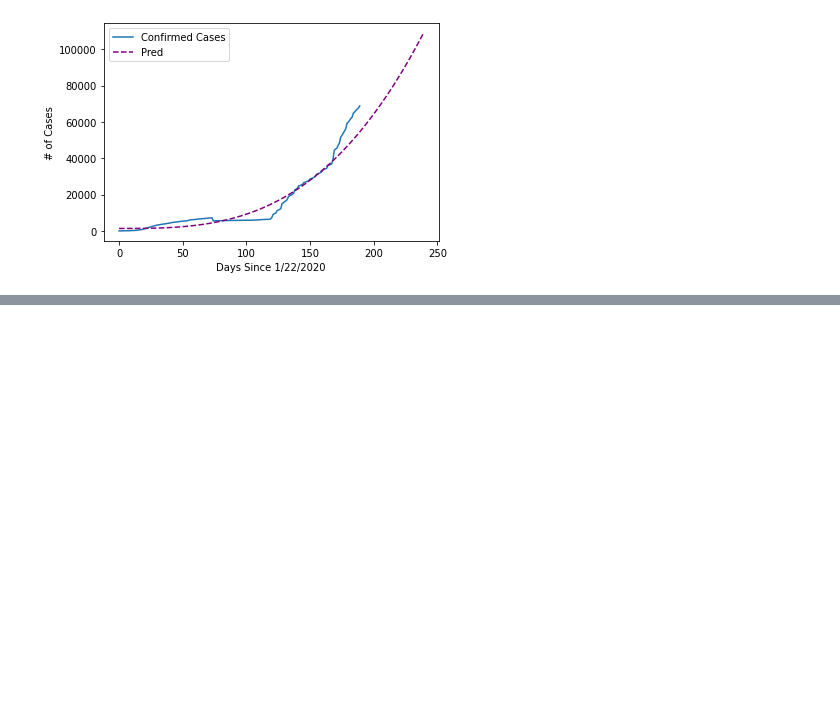
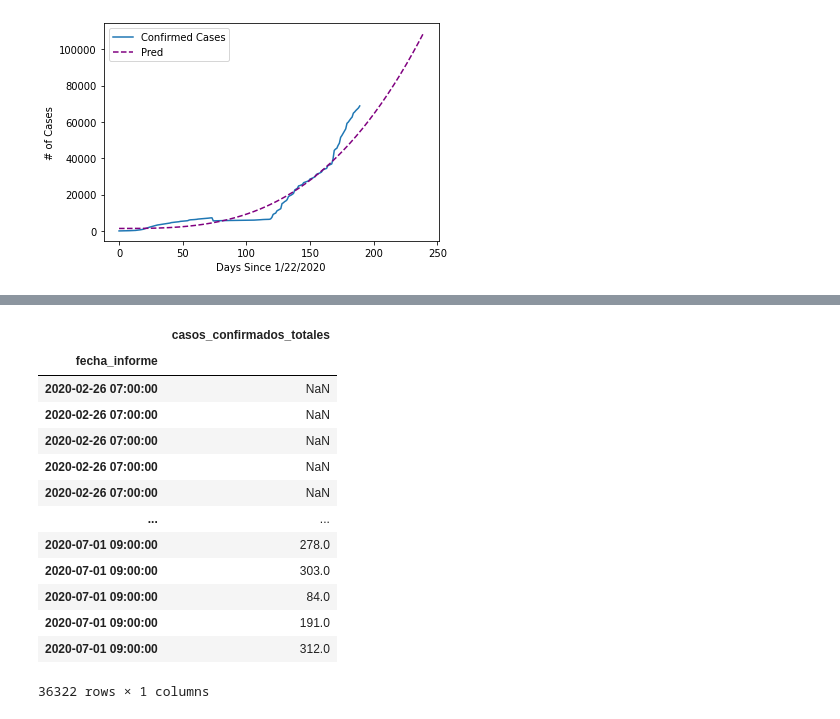
Before and after one commit to pablogs98/Next-Level_Hackathon2020, a Jupyter notebook: cases_prediction.ipynb, the cells around one changed output, grey strips where cells are left out. Saved outputs shown, nothing was run; the diff lists cells and outputs as text; code cells hidden in the pictures; blank space fills up the shorter version.

```diff
--- a/cases_prediction.ipynb
+++ b/cases_prediction.ipynb
@@ -119,0 +164,19 @@ plt.show()
+# %%
+mad = pd.read_csv('diario_madrid.csv', delimiter=';', usecols=['fecha_informe', 'casos_confirmados_totales'], parse_dates=['fecha_informe'], encoding='iso-8859-1')
+# %%
+mad.set_index('fecha_informe').sort_values(by='fecha_informe')
+# %% [output]
+|  | casos_confirmados_totales |
+| fecha_informe |  |
+| 2020-02-26 07:00:00 | NaN |
+| 2020-02-26 07:00:00 | NaN |
+| 2020-02-26 07:00:00 | NaN |
+| 2020-02-26 07:00:00 | NaN |
+| 2020-02-26 07:00:00 | NaN |
+| ... | ... |
+| 2020-07-01 09:00:00 | 278.0 |
+| 2020-07-01 09:00:00 | 303.0 |
+| 2020-07-01 09:00:00 | 84.0 |
+| 2020-07-01 09:00:00 | 191.0 |
+| 2020-07-01 09:00:00 | 312.0 |
+36322 rows × 1 columns
```
Also changed, not shown: parts of 9 cells of this notebook, 1 other file.
